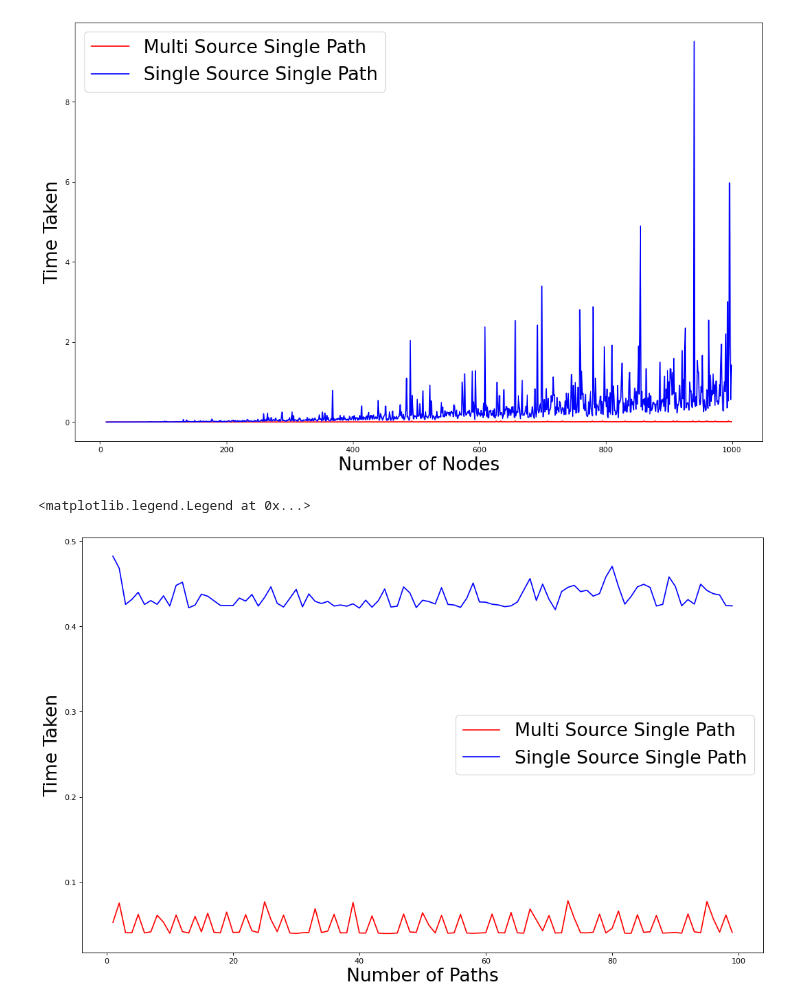
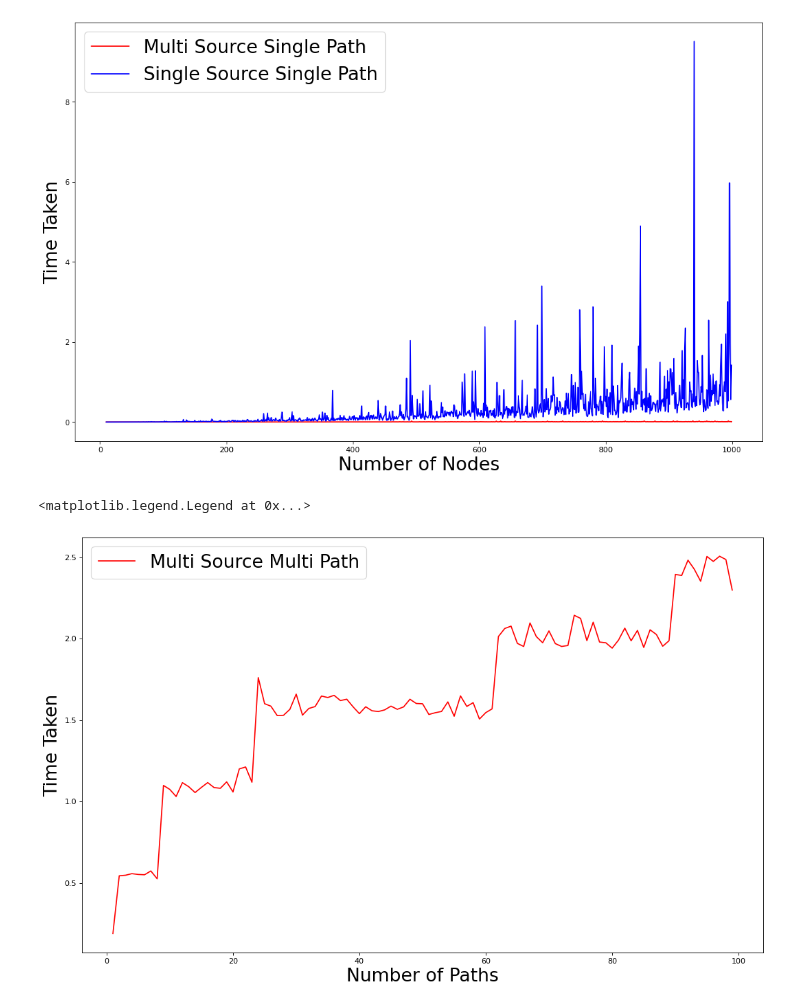
Before and after one commit to jeslynlamxy/path-finding-in-road-networks, a Jupyter notebook: speed_analysis.ipynb, the cells around one changed output. Drawn from its saved outputs; the diff is of its cells as text; code cells hidden in the pictures.

```diff
--- a/speed_analysis.ipynb
+++ b/speed_analysis.ipynb
@@ -28,11 +29,12 @@ import matplotlib
 import matplotlib.pyplot as plt
 # %%
 # Fixed files
-data_dir = '/content/gdrive/My Drive/NTU/CURRENT SEM/CZ2001 ALGORITHMS'
+data_dir = '/content/gdrive/My Drive/NTU/CURRENT SEM/CZ2001 ALGORITHMS/ALGO PROJECT 2'
 
 stats_h = os.path.join(data_dir, '2210_test_benchmark_h.csv')
 stats_n = os.path.join(data_dir, '2210_test_benchmark_n.csv')
-stats_k = os.path.join(data_dir, '2210_test_benchmark_k.csv')
+stats_k = os.path.join(data_dir, '3110_test_benchmark_k.csv')
+num_hos = os.path.join(data_dir, 'num_of_hospital_vs_time_taken.csv')
 # %%
 # Create df
 h_df = pd.read_csv(stats_h)
@@ -123,11 +116,10 @@ plt.legend(['Multi Source Single Path', 'Single Source Single Path'], loc='best'
 # %%
 # sssp vs mssp
 plt.figure(figsize=(16, 10), dpi= 80, facecolor='w', edgecolor='k')
 plt.plot(k_df['number_of_paths'],  k_df['multi_source_timing'], c='red')
-plt.plot(k_df['number_of_paths'],  k_df['single_source_timing'], c='blue')
 plt.xlabel("Number of Paths", fontsize=24)
 plt.ylabel("Time Taken", fontsize=24)
-plt.legend(['Multi Source Single Path', 'Single Source Single Path'], loc='best', fontsize=24)
+plt.legend(['Multi Source Multi Path'], loc='best', fontsize=24)
 # %% [output]
 <matplotlib.legend.Legend at 0x...>
-[figure, old version]
+[figure, new version]
```
Also changed, not shown: parts of 7 cells of this notebook.
